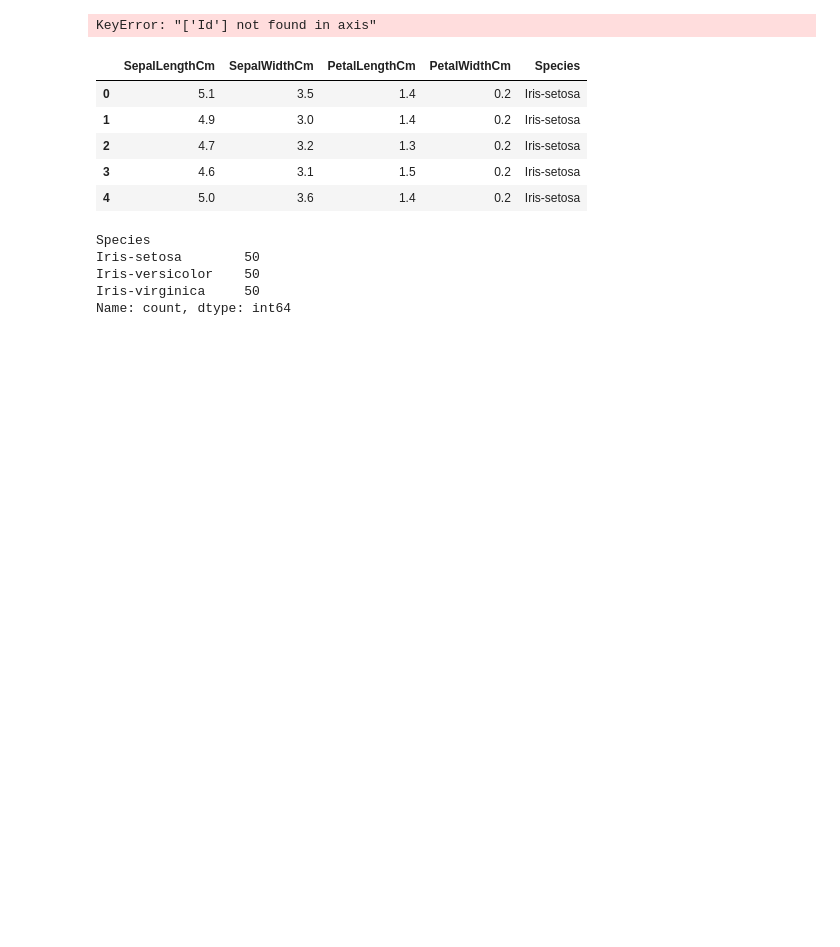
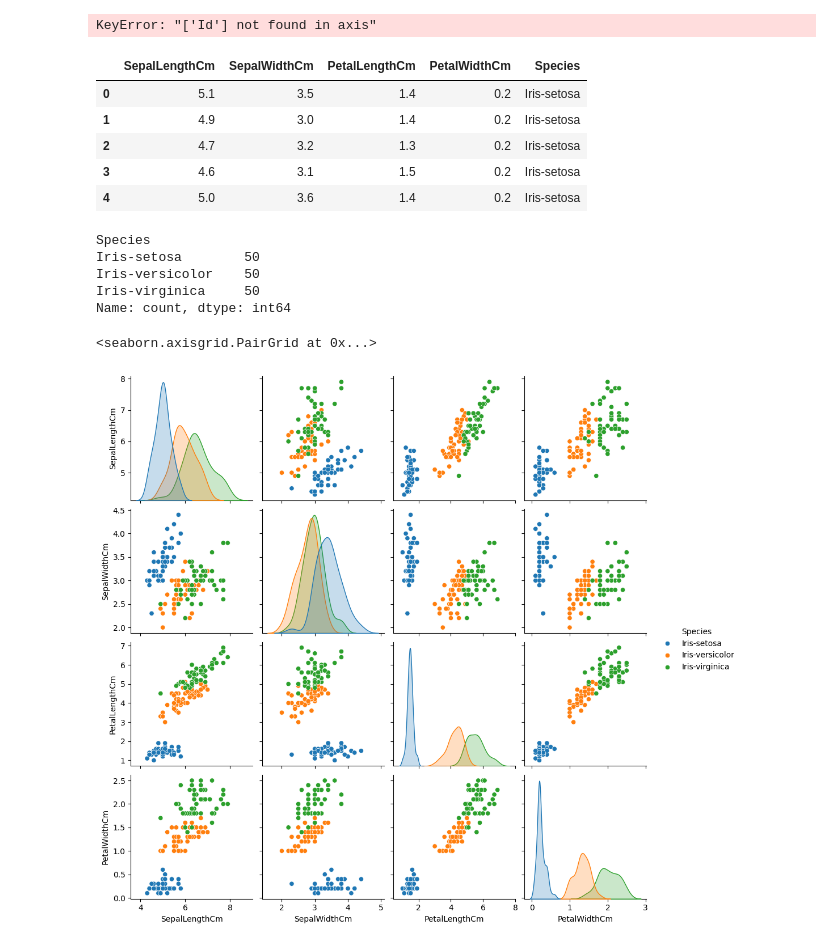
Before and after one commit to savindumahasen/Iris-Flower-Classification-SVM-Algorithm-, a Jupyter notebook: Classification.ipynb, the cells around one changed output. Cells and saved outputs as stored; diff of their text form; code cells hidden in the pictures; blank space fills up the shorter version.

Commit message:
Plot the dataset based on Species

```diff
--- a/Classification.ipynb
+++ b/Classification.ipynb
@@ -79,3 +79,10 @@ Iris-setosa        50
 Iris-versicolor    50
 Iris-virginica     50
 Name: count, dtype: int64
+# %%
+## plot the dataset
+import seaborn as sns
+sns.pairplot(data, hue='Species')
+# %% [output]
+<seaborn.axisgrid.PairGrid at 0x...>
+[figure, added]
```
